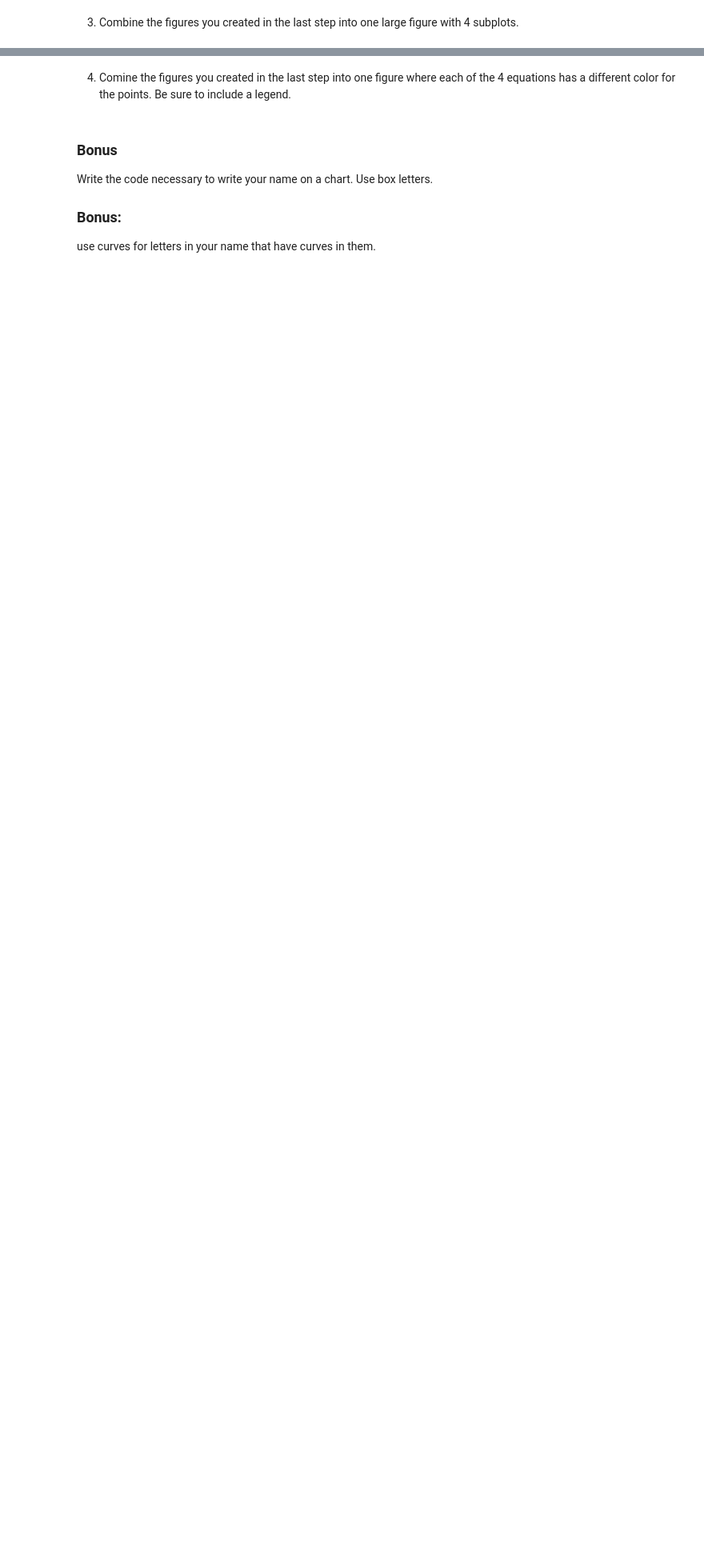
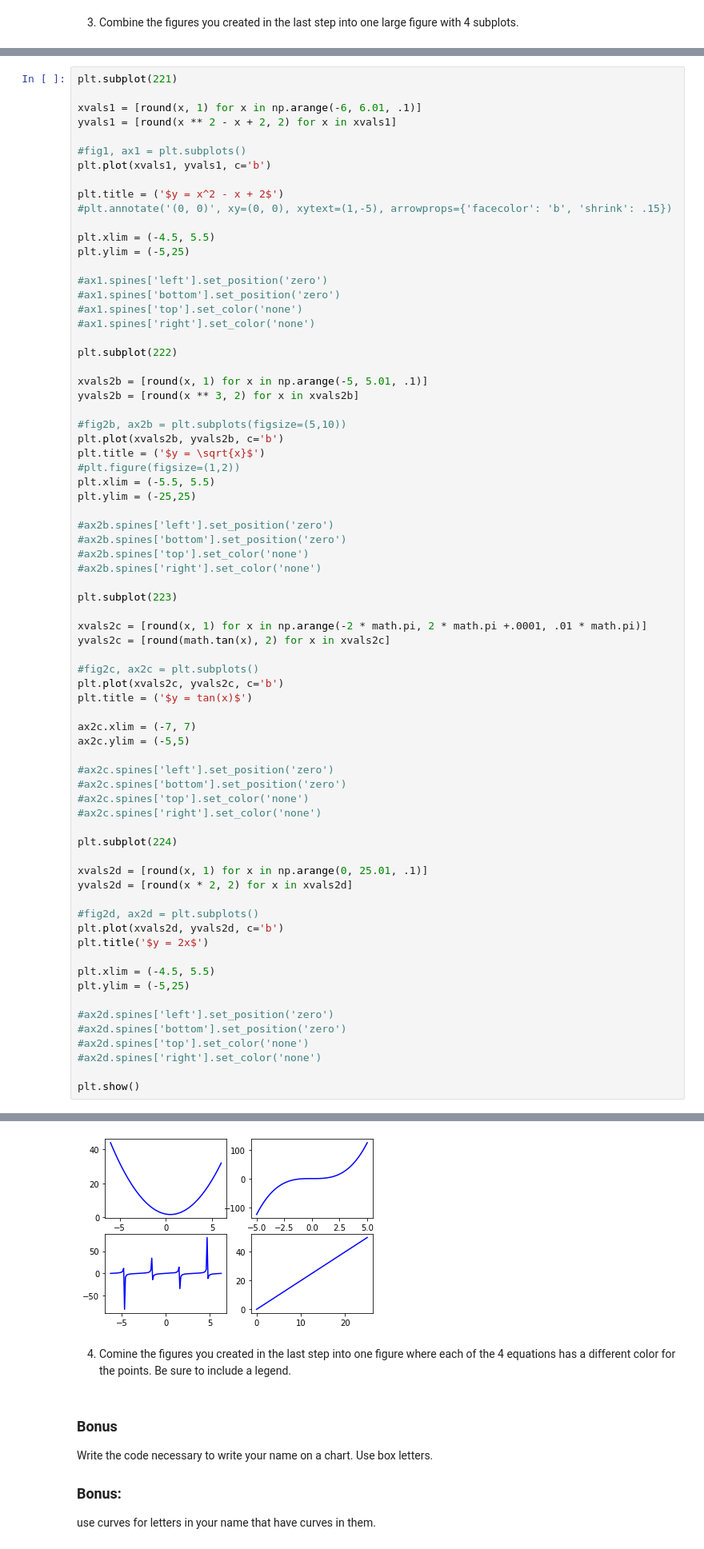
Before and after one commit to kjeliasen/python-exercises, a Jupyter notebook: 4.6.1_matplotlib_exercises.ipynb, the cells around one changed output, grey strips where cells are left out. Shown at 80% size. Saved outputs shown, nothing was run; the diff lists cells and outputs as text; blank space fills up the shorter version.

```diff
--- a/4.6.1_matplotlib_exercises.ipynb
+++ b/4.6.1_matplotlib_exercises.ipynb
@@ -127,0 +124,73 @@ np.pi
+# %%
+plt.subplot(221)
+
+xvals1 = [round(x, 1) for x in np.arange(-6, 6.01, .1)]
+yvals1 = [round(x ** 2 - x + 2, 2) for x in xvals1]
+
+#fig1, ax1 = plt.subplots()
+plt.plot(xvals1, yvals1, c='b')
+
+plt.title = ('$y = x^2 - x + 2$')
+#plt.annotate('(0, 0)', xy=(0, 0), xytext=(1,-5), arrowprops={'facecolor': 'b', 'shrink': .15})
+
+plt.xlim = (-4.5, 5.5)
+plt.ylim = (-5,25)
+
+#ax1.spines['left'].set_position('zero')
+#ax1.spines['bottom'].set_position('zero')
+#ax1.spines['top'].set_color('none')
+#ax1.spines['right'].set_color('none')
+
+plt.subplot(222)
+
+xvals2b = [round(x, 1) for x in np.arange(-5, 5.01, .1)]
+yvals2b = [round(x ** 3, 2) for x in xvals2b]
+
+#fig2b, ax2b = plt.subplots(figsize=(5,10))
+plt.plot(xvals2b, yvals2b, c='b')
+plt.title = ('$y = \sqrt{x}$')
+#plt.figure(figsize=(1,2))
+plt.xlim = (-5.5, 5.5)
+plt.ylim = (-25,25)
+
+#ax2b.spines['left'].set_position('zero')
+#ax2b.spines['bottom'].set_position('zero')
+#ax2b.spines['top'].set_color('none')
+#ax2b.spines['right'].set_color('none')
+
+plt.subplot(223)
+
+xvals2c = [round(x, 1) for x in np.arange(-2 * math.pi, 2 * math.pi +.0001, .01 * math.pi)]
+yvals2c = [round(math.tan(x), 2) for x in xvals2c]
+
+#fig2c, ax2c = plt.subplots()
+plt.plot(xvals2c, yvals2c, c='b')
+plt.title = ('$y = tan(x)$')
+
+ax2c.xlim = (-7, 7)
+ax2c.ylim = (-5,5)
+
+#ax2c.spines['left'].set_position('zero')
+#ax2c.spines['bottom'].set_position('zero')
+#ax2c.spines['top'].set_color('none')
+#ax2c.spines['right'].set_color('none')
+
+plt.subplot(224)
+
+xvals2d = [round(x, 1) for x in np.arange(0, 25.01, .1)]
+yvals2d = [round(x * 2, 2) for x in xvals2d]
+
+#fig2d, ax2d = plt.subplots()
+plt.plot(xvals2d, yvals2d, c='b')
+plt.title('$y = 2x$')
+
+plt.xlim = (-4.5, 5.5)
+plt.ylim = (-5,25)
+
+#ax2d.spines['left'].set_position('zero')
+#ax2d.spines['bottom'].set_position('zero')
+#ax2d.spines['top'].set_color('none')
+#ax2d.spines['right'].set_color('none')
+
+plt.show()
+# %% [output]
@@ -128,3 +198,4 @@ np.pi
+[figure, added]
 # %% [markdown]
 4) Comine the figures you created in the last step into one figure where each of the 4 equations has a different color for the points. Be sure to include a legend.
 # %% [markdown]
```
Also changed, not shown: parts of 3 cells of this notebook.
